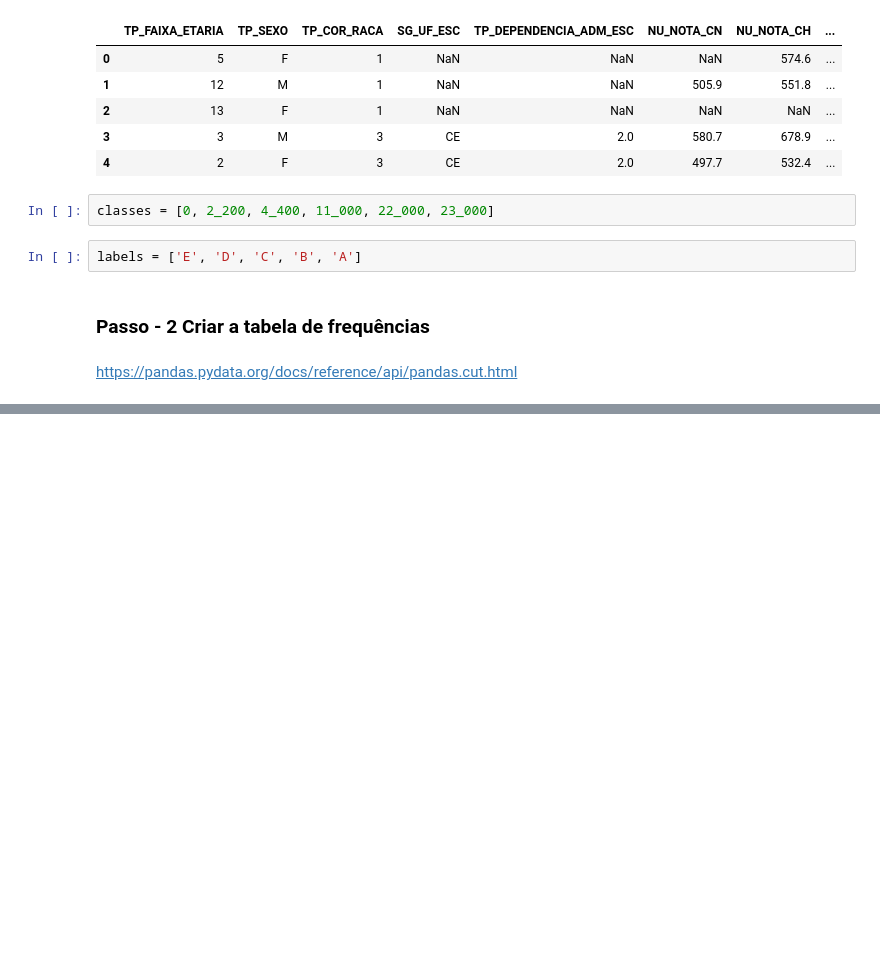
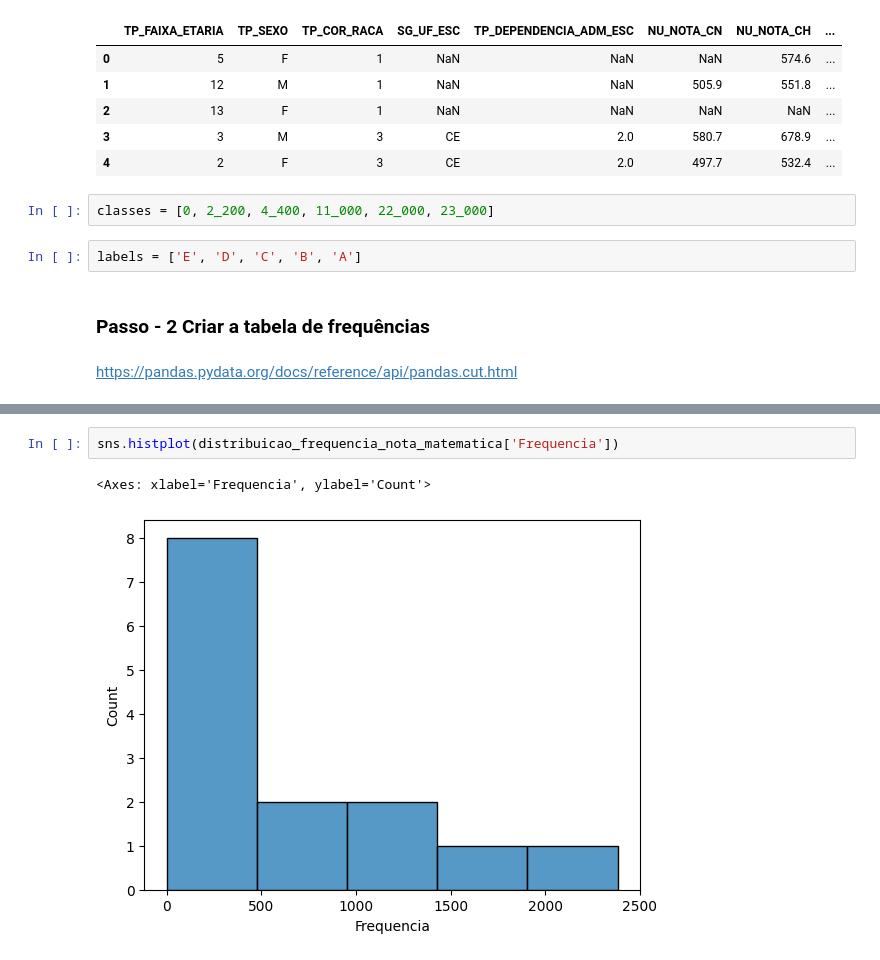
Before and after one commit to romulovieira777/Analise_Exploratoria_de_Dados_com_Python, a Jupyter notebook: Modulo_02_Organizacao_de_Dados_Retangulares/02_Analise_Exploratoria_de_Dados.ipynb, the cells around one changed output, grey strips where cells are left out. Saved outputs shown, nothing was run; the diff lists cells and outputs as text; blank space fills up the shorter version.

```diff
--- a/Modulo_02_Organizacao_de_Dados_Retangulares/02_Analise_Exploratoria_de_Dados.ipynb
+++ b/Modulo_02_Organizacao_de_Dados_Retangulares/02_Analise_Exploratoria_de_Dados.ipynb
@@ -1265,0 +1511,5 @@ distribuicao_frequencia_renda_familiar.sort_index(ascending=False)
+# %%
+sns.histplot(distribuicao_frequencia_nota_matematica['Frequencia'])
+# %% [output]
+<Axes: xlabel='Frequencia', ylabel='Count'>
+[figure, added]
```
Also changed, not shown: parts of 41 cells of this notebook.
